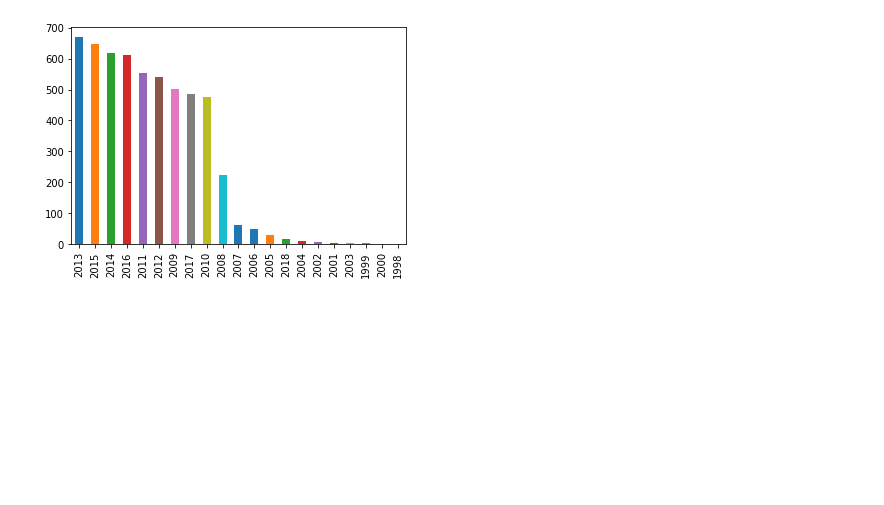
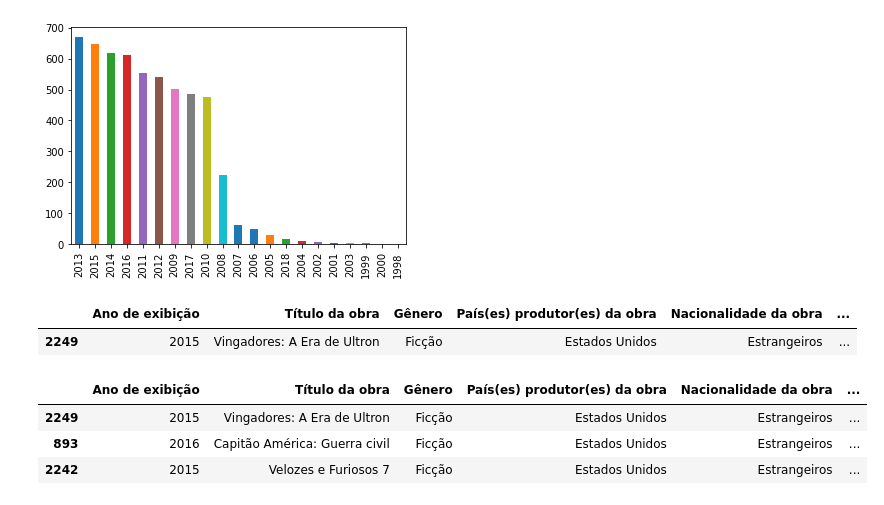
Before and after one commit to ValeriaNiceria/analise_dados_python, a Jupyter notebook: notebooks/oca/oca-analise-excel.ipynb, the cells around one changed output. Saved outputs shown, nothing was run; the diff lists cells and outputs as text; code cells hidden in the pictures; blank space fills up the shorter version.

```diff
--- a/notebooks/oca/oca-analise-excel.ipynb
+++ b/notebooks/oca/oca-analise-excel.ipynb
@@ -145,3 +133,17 @@ num_filmes_ano.plot.bar()
 # %% [output]
 <matplotlib.axes._subplots.AxesSubplot at 0x...>
 [figure]
+# %%
+# Qual o filme com maior bilheteria
+df_novo[df_novo['Renda (R$) no ano de exibição'] == df_novo['Renda (R$) no ano de exibição'].max()]
+# %% [output]
+|  | Ano de exibição | Título da obra | Gênero | País(es) produtor(es) da obra | Nacionalidade da obra | ... |
+| 2249 | 2015 | Vingadores: A Era de Ultron | Ficção | Estados Unidos | Estrangeiros | ... |
+# %%
+# Quais 3 filmes com melhor renda
+df_novo.nlargest(3, 'Renda (R$) no ano de exibição')
+# %% [output]
+|  | Ano de exibição | Título da obra | Gênero | País(es) produtor(es) da obra | Nacionalidade da obra | ... |
+| 2249 | 2015 | Vingadores: A Era de Ultron | Ficção | Estados Unidos | Estrangeiros | ... |
+| 893 | 2016 | Capitão América: Guerra civil | Ficção | Estados Unidos | Estrangeiros | ... |
+| 2242 | 2015 | Velozes e Furiosos 7 | Ficção | Estados Unidos | Estrangeiros | ... |
```
Also changed, not shown: parts of 8 cells of this notebook.
